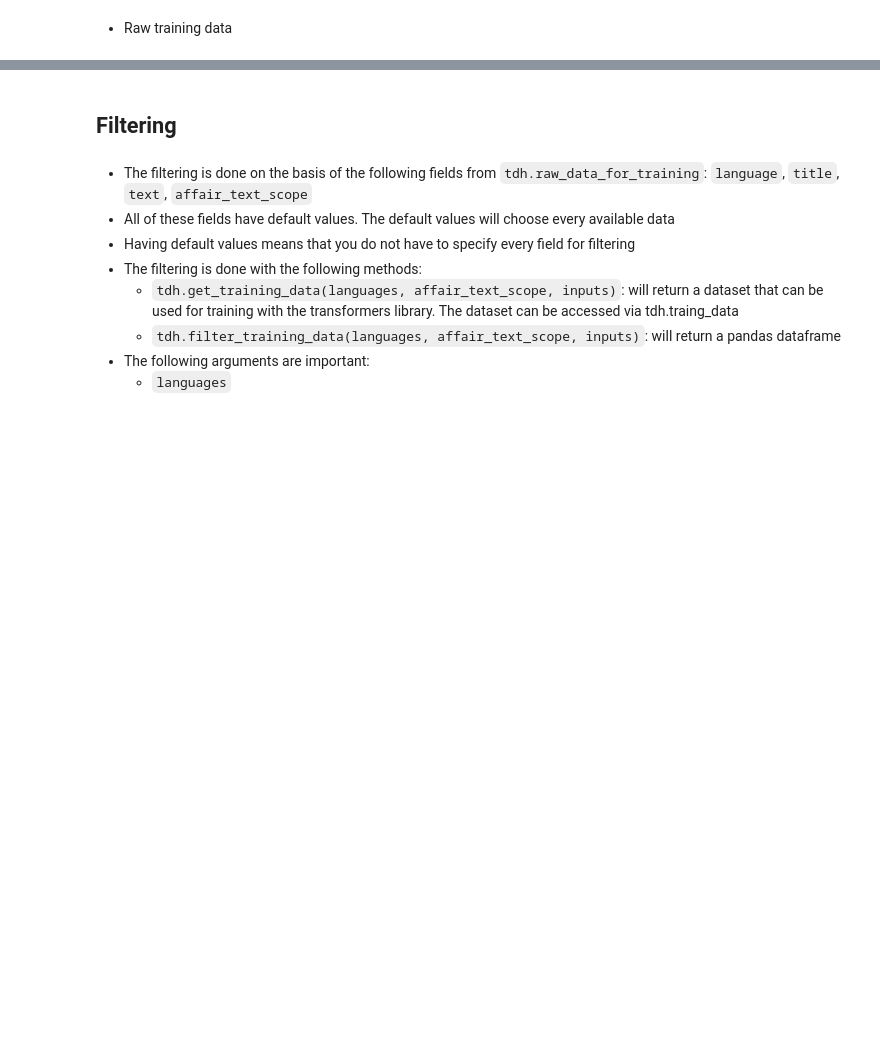
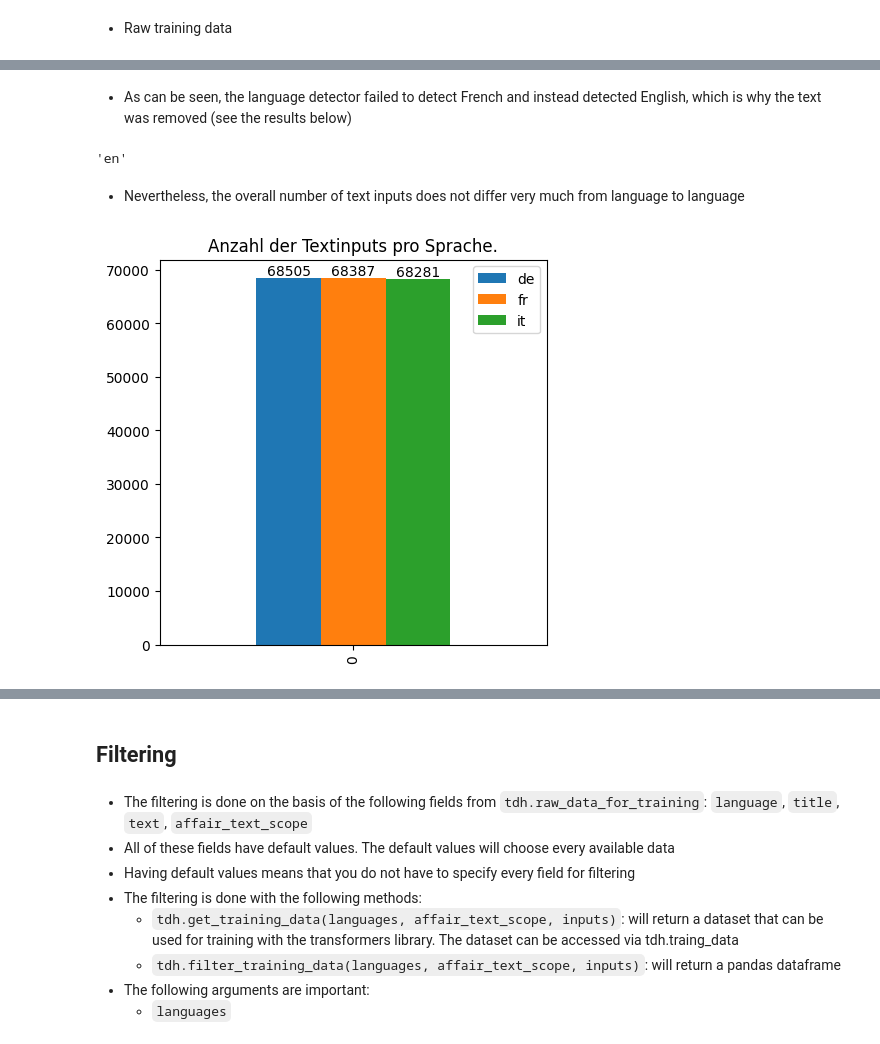
Before and after one commit to JoelNiklaus/LEXTREME, a Jupyter notebook: politmonitor/notebooks/Statistics.ipynb, the cells around one changed output, grey strips where cells are left out. Drawn from its saved outputs; the diff is of its cells as text; code cells hidden in the pictures; blank space fills up the shorter version.

```diff
--- a/politmonitor/notebooks/Statistics.ipynb
+++ b/politmonitor/notebooks/Statistics.ipynb
@@ -8,5 +26,21 @@ from training_data_handler import TrainingDataHandler
 # %%
 tdh = TrainingDataHandler()
+# %%
+def create_barplot(labels_counted, title='', return_table=False, figsize=(20, 15), width=2.2):
+
+    '''
+    labels_counted must be a dictionary like this: {'de': 68505, 'fr': 68387, 'it': 68281}
+    '''
+
+    plot_data = pd.DataFrame([labels_counted])
+    plot_data = plot_data.sort_values(by=0, ascending=False, axis=1)
+
+    if return_table:
+        return plot_data
+    else:
+        ax = plot_data.plot.bar(figsize=figsize, width=width, title=title)
+        for container in ax.containers:
+            ax.bar_label(container)
 # %% [markdown]
 - Raw training data
 # %% [markdown]
@@ -82,0 +214,17 @@ print('But it has no cases with an empty title field: ', tdh.raw_data_for_traini
+# %% [markdown]
+- As can be seen, the language detector failed to detect French and instead detected English, which is why the text was removed (see the results below)
+# %%
+li.predict_lang('Initiative "Stick to Science" et propos professoraux fribourgeois')
+# %% [output]
+'en'
+# %% [markdown]
+- Nevertheless, the overall number of text inputs does not differ very much from language to language
+# %%
+training_data = tdh.training_data_df
+#training_data = training_data[['affair_text_srcid', 'language', 'text']]
+#training_data = training_data.drop_duplicates(['affair_text_srcid', 'language'])
+#training_data_df_grouped = training_data[['language', 'text']].groupby(['language']).count()
+training_data_df_grouped.to_dict()['text']
+create_barplot(training_data_df_grouped.to_dict()['text'],figsize=(5,5),width=0.5, title='Anzahl der Textinputs pro Sprache.')
+# %% [output]
+[figure, added]
```
Also changed, not shown: parts of 35 cells of this notebook.
